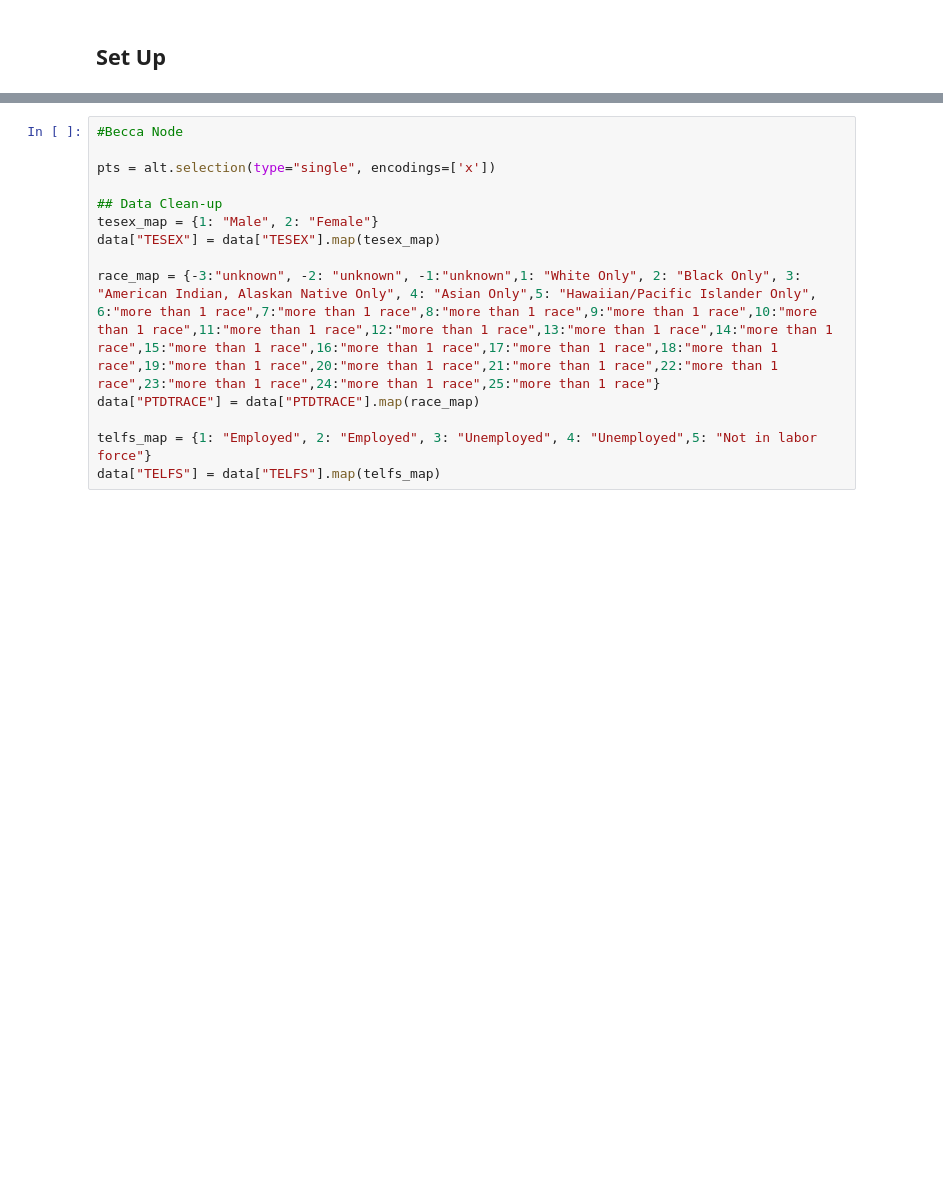
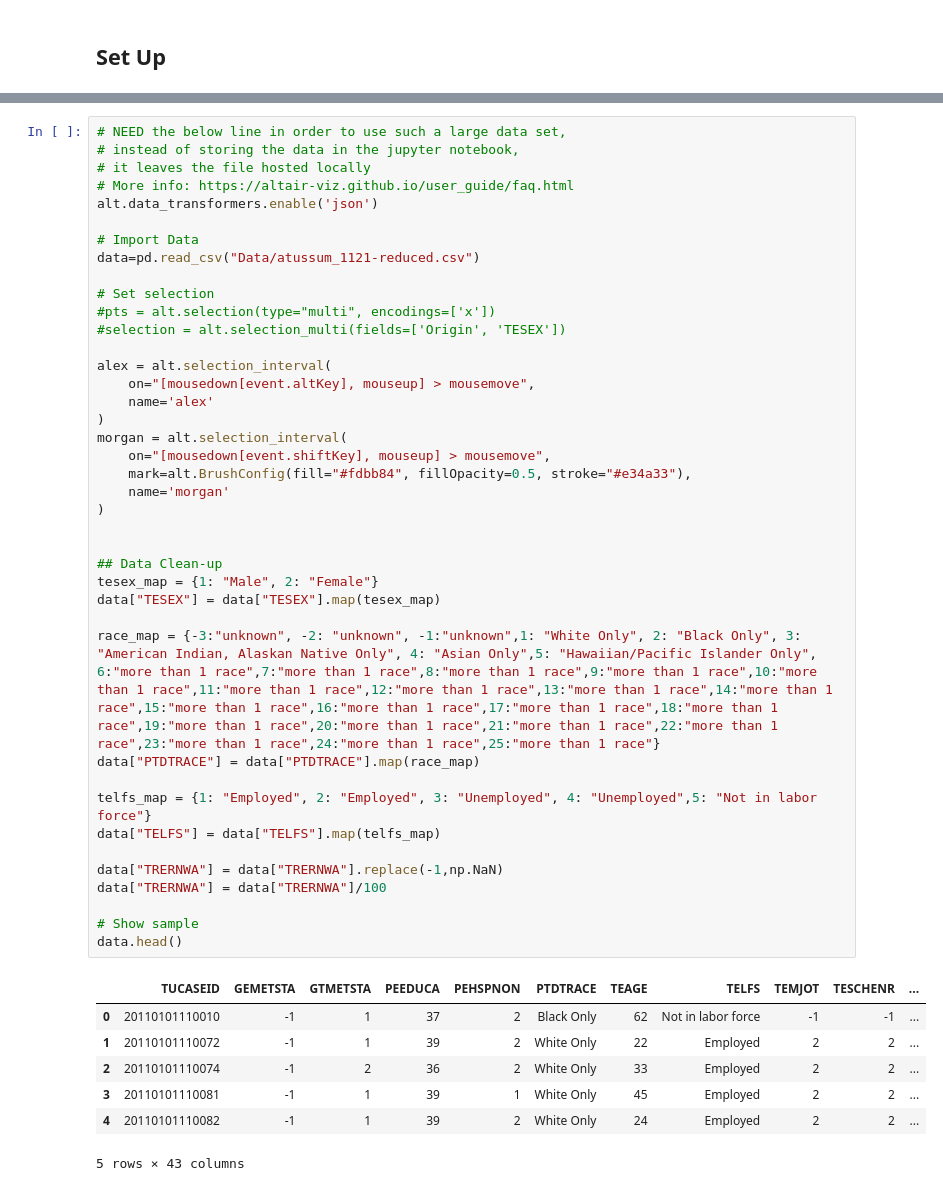
Before and after one commit to kheidi/ATUSInteractive, a Jupyter notebook: B_ATUS_GroupPop.ipynb, the cells around one changed output, grey strips where cells are left out. Drawn from its saved outputs; the diff is of its cells as text; blank space fills up the shorter version.

```diff
--- a/B_ATUS_GroupPop.ipynb
+++ b/B_ATUS_GroupPop.ipynb
@@ -98,14 +23,48 @@ colorAvg = alt.Chart(data).mark_rect().encode(
 # %%
-#Becca Node
+# NEED the below line in order to use such a large data set,
+# instead of storing the data in the jupyter notebook,
+# it leaves the file hosted locally
+# More info: https://altair-viz.github.io/user_guide/faq.html
+alt.data_transformers.enable('json')
 
-pts = alt.selection(type="single", encodings=['x'])
+# Import Data
+data=pd.read_csv("Data/atussum_1121-reduced.csv")
+
+# Set selection
+#pts = alt.selection(type="multi", encodings=['x'])
+#selection = alt.selection_multi(fields=['Origin', 'TESEX'])
+
+alex = alt.selection_interval(
+    on="[mousedown[event.altKey], mouseup] > mousemove",
+    name='alex'
+)
+morgan = alt.selection_interval(
+    on="[mousedown[event.shiftKey], mouseup] > mousemove",
+    mark=alt.BrushConfig(fill="#fdbb84", fillOpacity=0.5, stroke="#e34a33"),
+    name='morgan'
+)
+
 
 ## Data Clean-up
 tesex_map = {1: "Male", 2: "Female"}
 data["TESEX"] = data["TESEX"].map(tesex_map)
 
 race_map = {-3:"unknown", -2: "unknown", -1:"unknown",1: "White Only", 2: "Black Only", 3: "American Indian, Alaskan Native Only", 4: "Asian Only",5: "Hawaiian/Pacific Islander Only", 6:"more than 1 race",7:"more than 1 race",8:"more than 1 race",9:"more than 1 race",10:"more than 1 race",11:"more than 1 race",12:"more than 1 race",13:"more than 1 race",14:"more than 1 race",15:"more than 1 race",16:"more than 1 race",17:"more than 1 race",18:"more than 1 race",19:"more than 1 race",20:"more than 1 race",21:"more than 1 race",22:"more than 1 race",23:"more than 1 race",24:"more than 1 race",25:"more than 1 race"}
 data["PTDTRACE"] = data["PTDTRACE"].map(race_map)
 
 telfs_map = {1: "Employed", 2: "Employed", 3: "Unemployed", 4: "Unemployed",5: "Not in labor force"}
 data["TELFS"] = data["TELFS"].map(telfs_map)
+
+data["TRERNWA"] = data["TRERNWA"].replace(-1,np.NaN)
+data["TRERNWA"] = data["TRERNWA"]/100
+
+# Show sample
+data.head()
+# %% [output]
+|  | TUCASEID | GEMETSTA | GTMETSTA | PEEDUCA | PEHSPNON | PTDTRACE | TEAGE | TELFS | TEMJOT | TESCHENR | ... |
+| 0 | 20110101110010 | -1 | 1 | 37 | 2 | Black Only | 62 | Not in labor force | -1 | -1 | ... |
+| 1 | 20110101110072 | -1 | 1 | 39 | 2 | White Only | 22 | Employed | 2 | 2 | ... |
+| 2 | 20110101110074 | -1 | 2 | 36 | 2 | White Only | 33 | Employed | 2 | 2 | ... |
+| 3 | 20110101110081 | -1 | 1 | 39 | 1 | White Only | 45 | Employed | 2 | 2 | ... |
+| 4 | 20110101110082 | -1 | 1 | 39 | 2 | White Only | 24 | Employed | 2 | 2 | ... |
+5 rows × 43 columns
```
Also changed, not shown: parts of 17 cells of this notebook, 1 other file.
